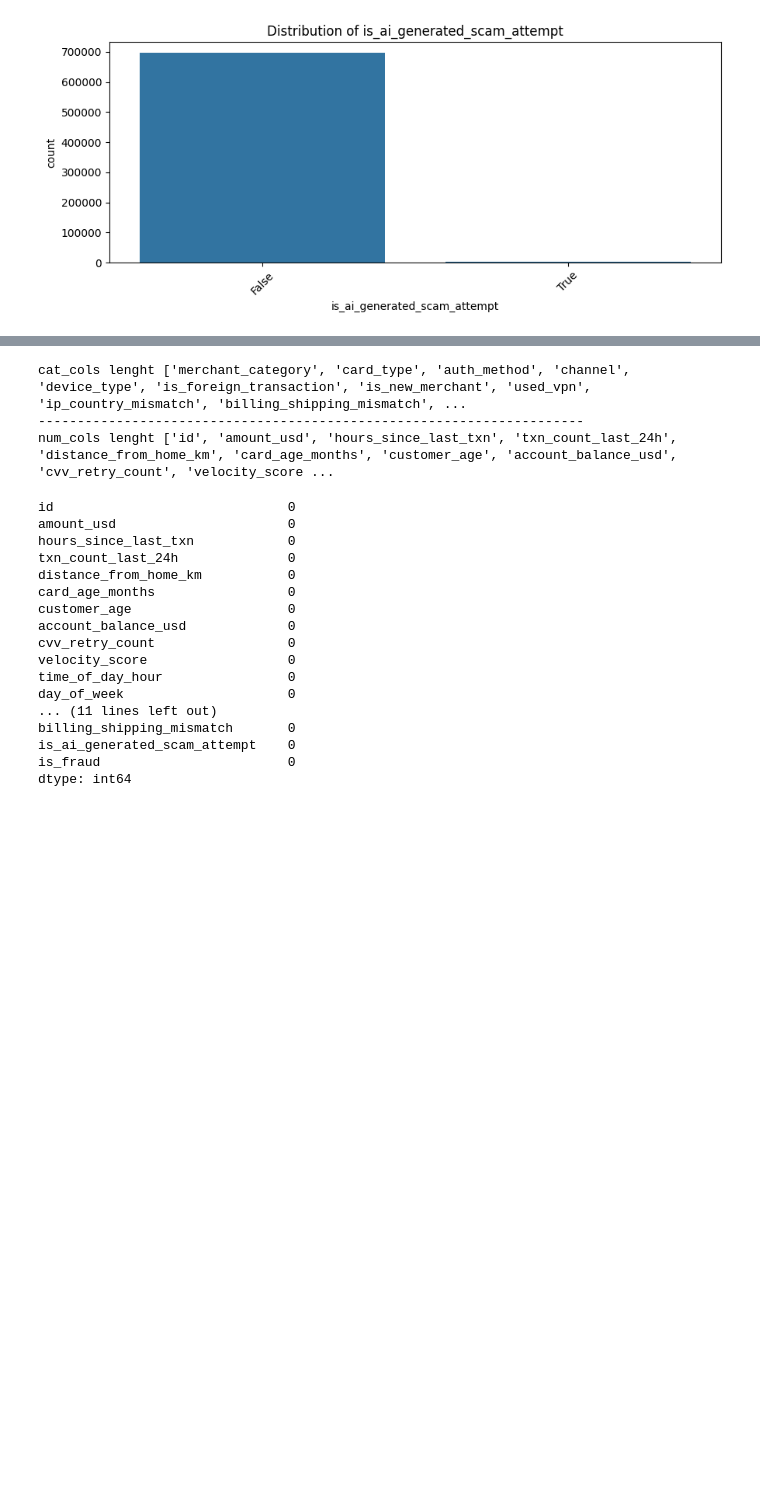
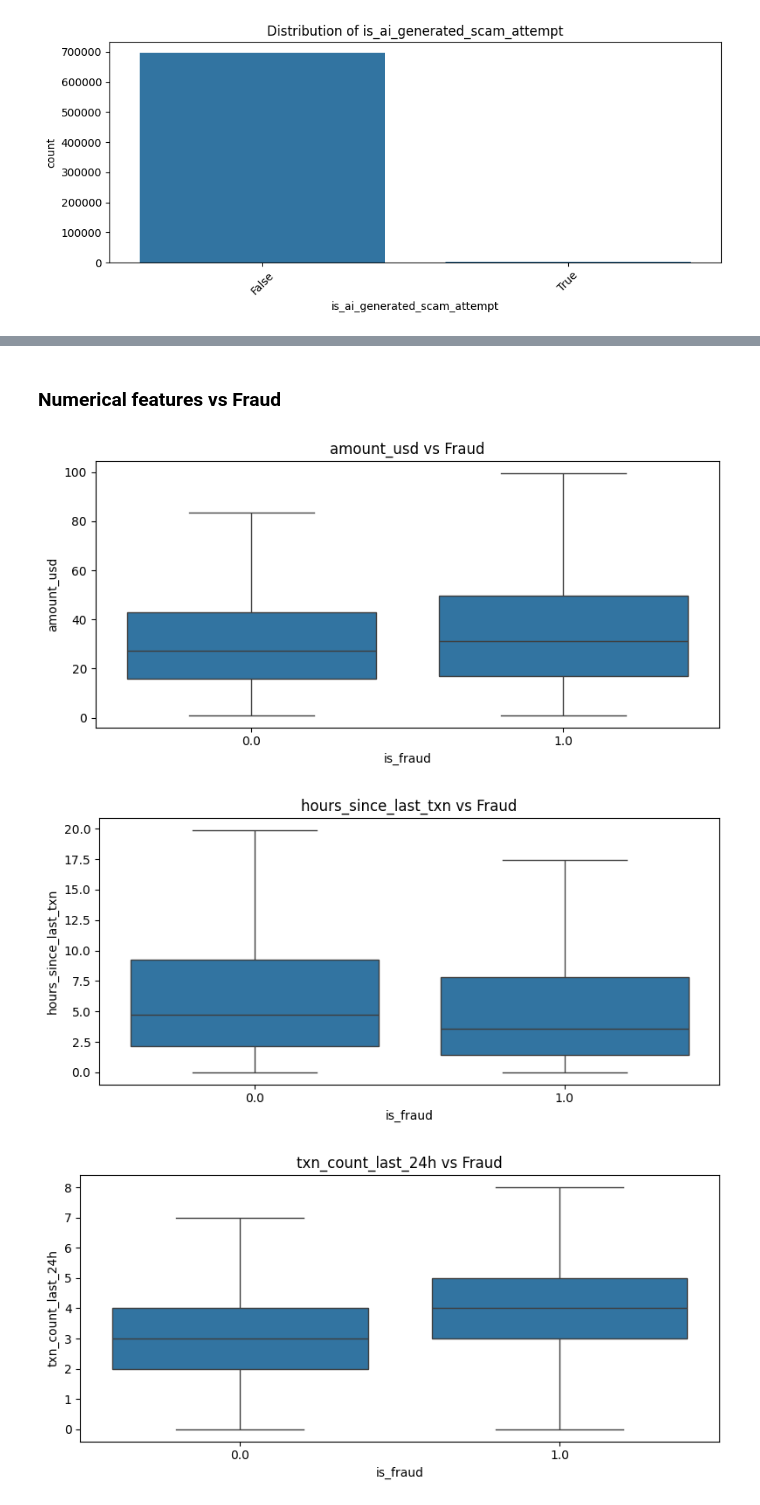
Before and after one commit to Aman-Sharma1812/Kaggle-Competitions, a Jupyter notebook: predicting-credit-card-fraud.ipynb, the cells around one changed output, grey strips where cells are left out. Saved outputs shown, nothing was run; the diff lists cells and outputs as text; code cells hidden in the pictures; blank space fills up the shorter version.

Commit message:
Kaggle Notebook | Predicting Credit Card Fraud | Version 5

```diff
--- a/predicting-credit-card-fraud.ipynb
+++ b/predicting-credit-card-fraud.ipynb
@@ -242,3 +248,9 @@ for col in categorical_cols:
 [figure]
 [figure]
 [figure]
+# %%
+"""Display unique values from categorical columns"""
+for col in categorical_cols:
+    print(f"Column: {col}")
+    print(f"Unique Values: {train_df[col].unique()}")
+    print("-"*70)
@@ -247,11 +276,0 @@ for col in categorical_cols:
-# %%
-count = 1
-for key, value in df_dict.items():
-    if key == "train_df":
-        print(f"Categorical columns:\n")
-        for col in value.columns:
-            if len(train_df[col].unique()) < 15:
-                print(f"{count}. {col}: {train_df[col].unique()}")
-                print("-"*70)
-                count = count + 1
-print(f"\nThere are {count-1} columns in train_df dataset")
@@ -276,30 +277,20 @@ There are 16 columns in train_df dataset
-# %%
-categorical_cols = train_df.select_dtypes(include=["object", "bool"]).columns.tolist()
-print("cat_cols lenght", categorical_cols)
-print("-"*70)
-numerical_cols = train_df.select_dtypes(include=["int64", "float64"]).columns.tolist()
-print("num_cols lenght", numerical_cols)
-# %% [output]
-cat_cols lenght ['merchant_category', 'card_type', 'auth_method', 'channel', 'device_type', 'is_foreign_transaction', 'is_new_merchant', 'used_vpn', 'ip_country_mismatch', 'billing_shipping_mismatch', ...
-----------------------------------------------------------------------
-num_cols lenght ['id', 'amount_usd', 'hours_since_last_txn', 'txn_count_last_24h', 'distance_from_home_km', 'card_age_months', 'customer_age', 'account_balance_usd', 'cvv_retry_count', 'velocity_score ...
-# %%
-train_df.isnull().sum()
-# %% [output]
-id                              0
-amount_usd                      0
-hours_since_last_txn            0
-txn_count_last_24h              0
-distance_from_home_km           0
-card_age_months                 0
-customer_age                    0
-account_balance_usd             0
-cvv_retry_count                 0
-velocity_score                  0
-time_of_day_hour                0
-day_of_week                     0
-... (11 lines left out)
-billing_shipping_mismatch       0
-is_ai_generated_scam_attempt    0
-is_fraud                        0
-dtype: int64
+# %% [markdown]
+### Numerical features vs Fraud
+# %%
+for col in numerical_cols:
+    plt.figure(figsize=(8, 4))
+
+    sns.boxplot(
+        data=train_df,
+        x="is_fraud",
+        y=col,
+        showfliers=False
+    )
+
+    plt.title(f"{col} vs Fraud")
+    plt.tight_layout()
+    plt.show()
+# %% [output]
+[figure, added]
+[figure, added]
+[figure, added]
```
Also changed, not shown: parts of 22 cells of this notebook.
